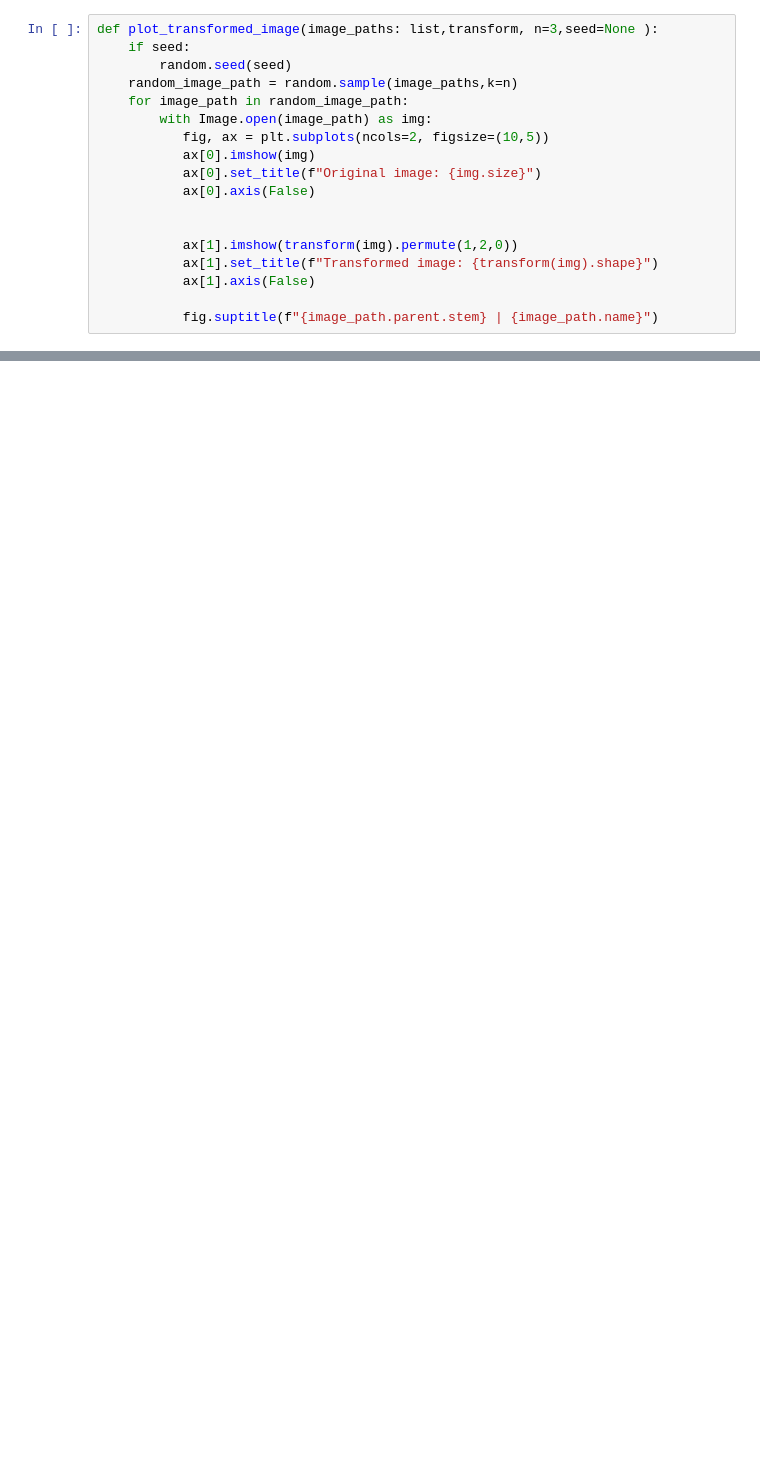
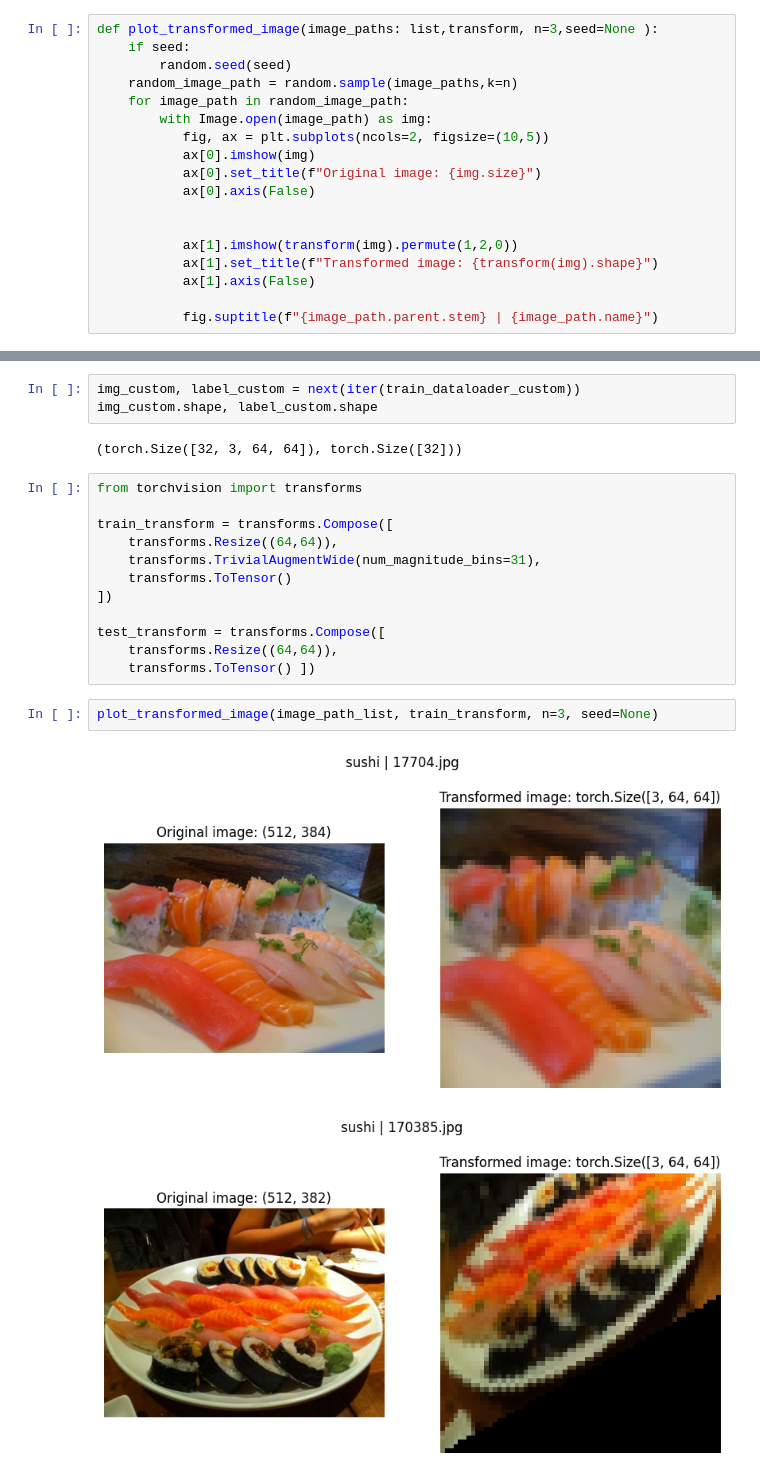
Before and after one commit to zahra-omrani/Deep-Learning, a Jupyter notebook: 04_pytorch_customdataset_mine.ipynb, the cells around one changed output, grey strips where cells are left out. Cells and saved outputs as stored; diff of their text form; blank space fills up the shorter version.

```diff
--- a/04_pytorch_customdataset_mine.ipynb
+++ b/04_pytorch_customdataset_mine.ipynb
@@ -158,0 +353,22 @@ plot_transformed_image(image_path_list, data_transform, n=3, seed=42)
+# %%
+img_custom, label_custom = next(iter(train_dataloader_custom))
+img_custom.shape, label_custom.shape
+# %% [output]
+(torch.Size([32, 3, 64, 64]), torch.Size([32]))
+# %%
+from torchvision import transforms
+
+train_transform = transforms.Compose([
+    transforms.Resize((64,64)),
+    transforms.TrivialAugmentWide(num_magnitude_bins=31),
+    transforms.ToTensor()
+])
+
+test_transform = transforms.Compose([
+    transforms.Resize((64,64)),
+    transforms.ToTensor() ])
+# %%
+plot_transformed_image(image_path_list, train_transform, n=3, seed=None)
+# %% [output]
+[figure, added]
+[figure, added]
```
Also changed, not shown: parts of 31 cells of this notebook.
